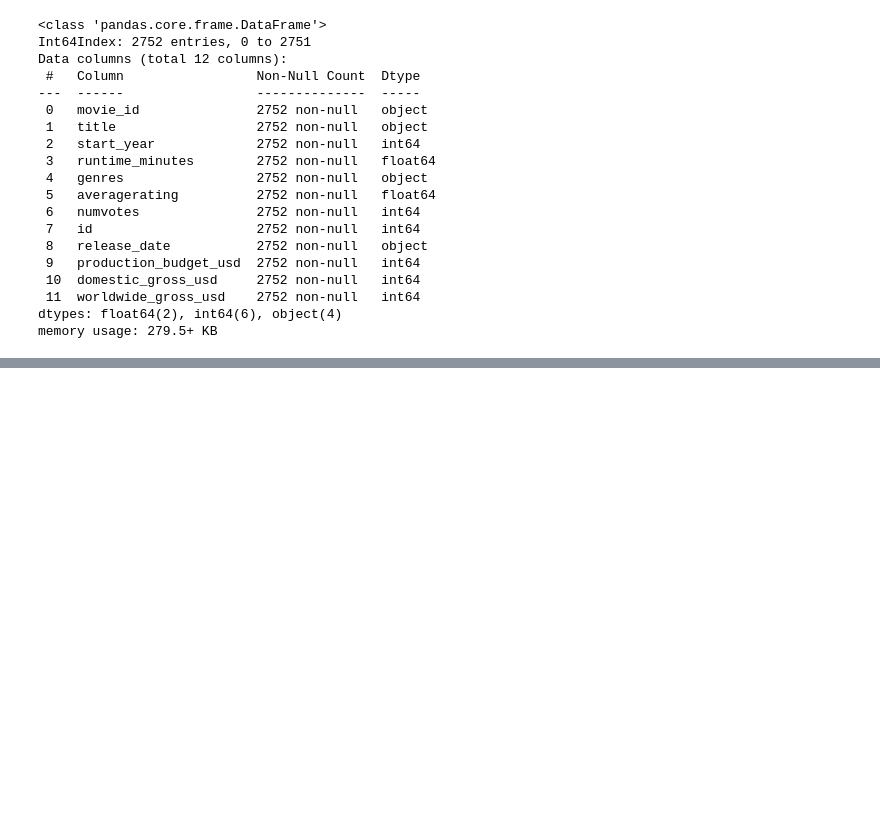
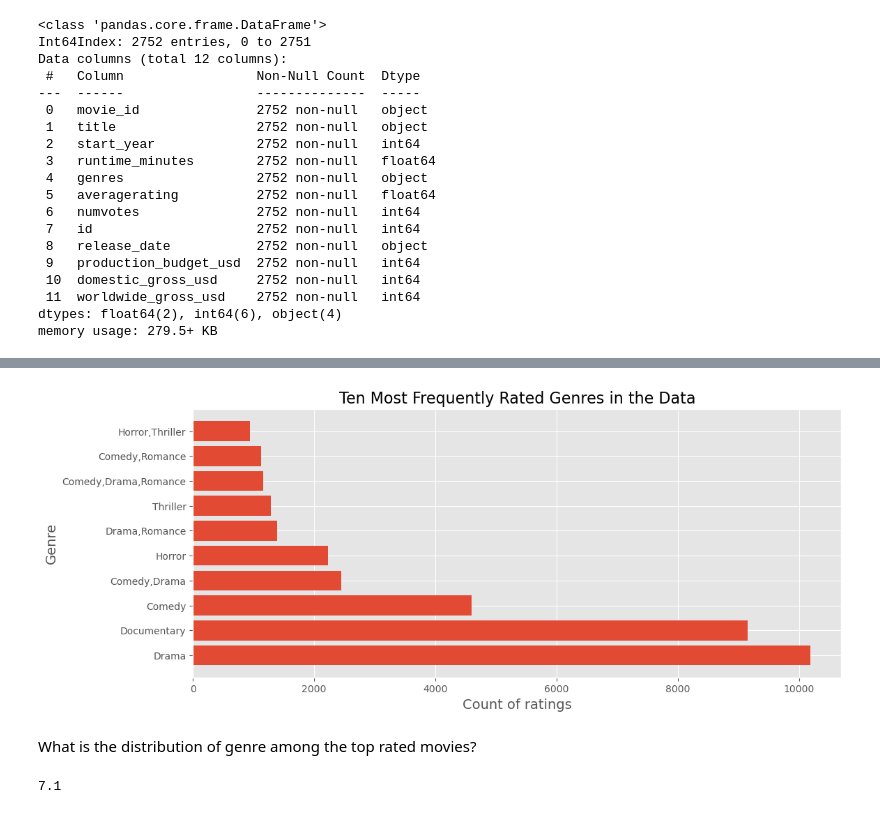
Before and after one commit to teofizzy/microsoft_film_studio, a Jupyter notebook: Data Understanding.ipynb, the cells around one changed output, grey strips where cells are left out. Drawn from its saved outputs; the diff is of its cells as text; code cells hidden in the pictures; blank space fills up the shorter version.

Commit message:
Started Visualization

```diff
--- a/Data Understanding.ipynb
+++ b/Data Understanding.ipynb
@@ -1205,0 +1309,24 @@ movie_basics_ratings_revenue_df.head() #the first five rows
+# %%
+plt.style.use('ggplot')
+# %%
+#The top ten most watched genre combinations:
+top_ten_genres = movie_basics_and_ratings_df.groupby("genres").size().sort_values(ascending=False)[:10]
+# movie_basics_and_ratings_df.genres.value_counts()[:20].plot.bar()
+
+plt.figure(figsize=(12, 5))
+plt.barh(y= top_ten_genres.index,
+         width= top_ten_genres.values)
+plt.title("Ten Most Frequently Rated Genres in the Data", fontsize=16)
+plt.ylabel("Genre", fontsize=14)
+plt.xlabel("Count of ratings", fontsize=14)
+plt.show()
+# %% [output]
+[figure, added]
+# %% [markdown]
+What is the distribution of genre among the top rated movies?
+# %%
+#set the value for movies considered to have high rating as the top 30th percentile
+top_25_percentile_rated = movie_basics_and_ratings_df['averagerating'].quantile(.70)
+top_25_percentile_rated
+# %% [output]
+7.1
```
Also changed, not shown: parts of 31 cells of this notebook.
